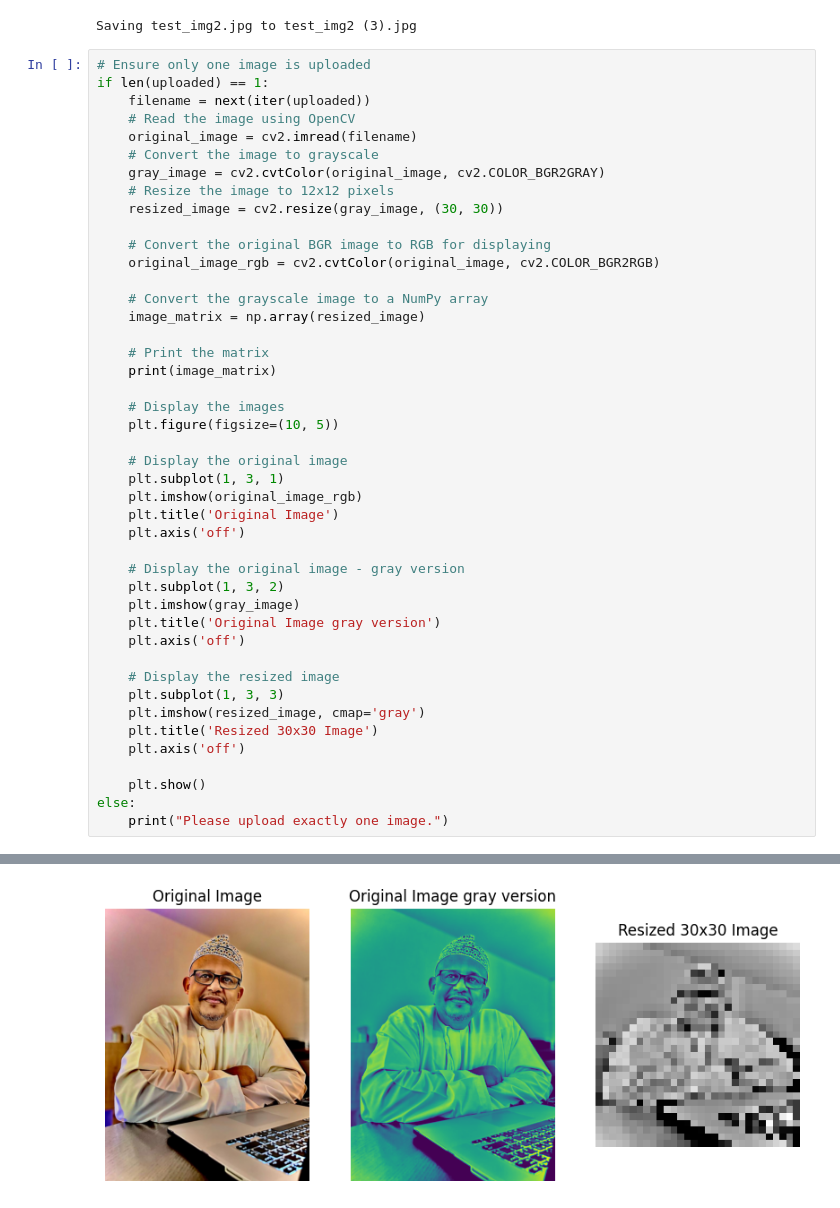
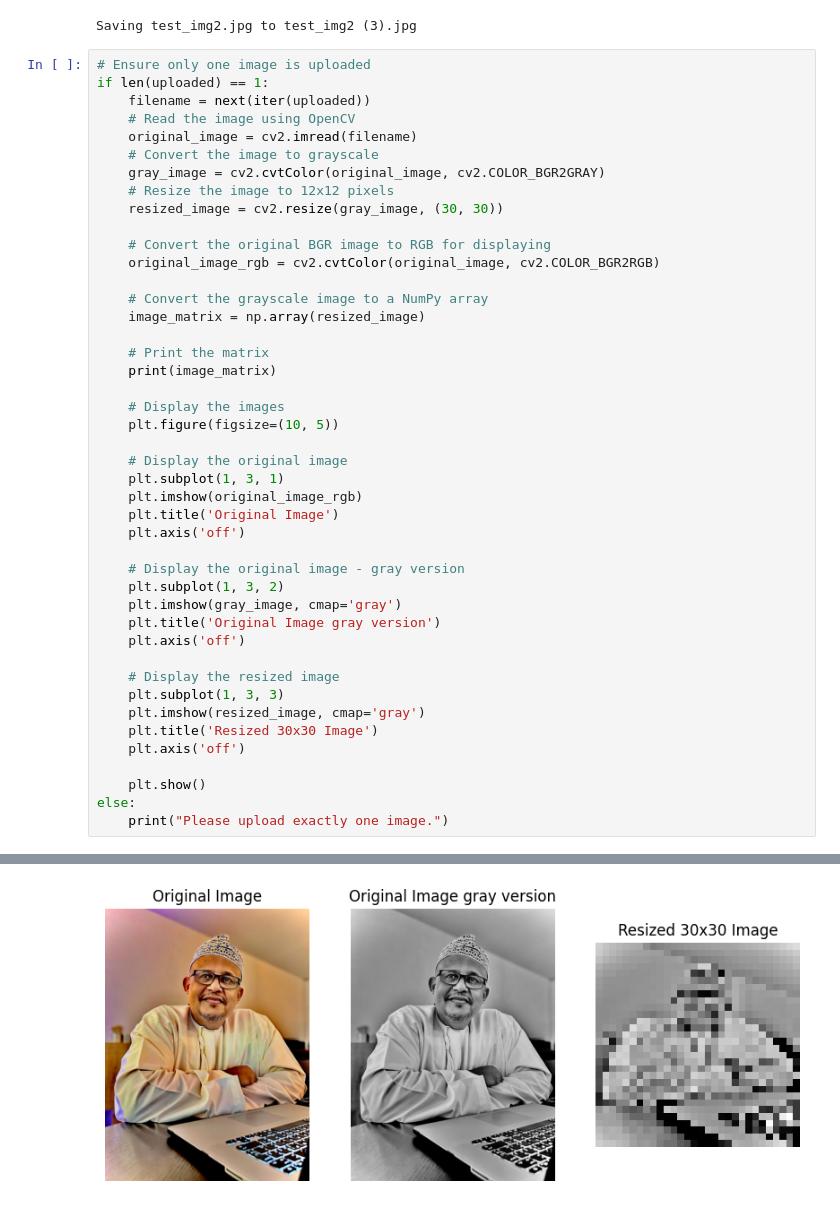
Before and after one commit to Tabook22/ComputerVision, a Jupyter notebook: image_filtering_image_to_pixels2.ipynb, the cells around one changed output, grey strips where cells are left out. Saved outputs shown, nothing was run; the diff lists cells and outputs as text.

```diff
--- a/image_filtering_image_to_pixels2.ipynb
+++ b/image_filtering_image_to_pixels2.ipynb
@@ -72,35 +72,35 @@ if len(uploaded) == 1:
 
     # Display the original image - gray version
     plt.subplot(1, 3, 2)
-    plt.imshow(gray_image)
+    plt.imshow(gray_image, cmap='gray')
     plt.title('Original Image gray version')
     plt.axis('off')
 
     # Display the resized image
     plt.subplot(1, 3, 3)
     plt.imshow(resized_image, cmap='gray')
     plt.title('Resized 30x30 Image')
     plt.axis('off')
 
     plt.show()
 else:
     print("Please upload exactly one image.")
 # %% [output]
 [[202 191 183 178 172 168 166 139 121 128 135 140 144 148 150 153 155 159
   159 160 163 168 173 177 181 186 191 200 209 215]
  [199 186 178 171 165 161 158 156 154 154 137 122 126 131 136 140 142 144
   147 153 153 157 158 162 166 170 178 185 191 198]
  [186 174 168 162 156 153 151 150 147 148 151 152 157 135 117 125 127 133
   136 142 147 150 152 153 159 161 166 171 177 185]
  [171 161 157 154 148 148 145 144 145 146 150 149 150 152 158 205 204 101
   134 137 140 143 147 150 150 153 159 164 167 178]
  [161 151 150 144 144 142 143 142 144 146 150 152 152 173  60  45 140 112
     3 142 126 129 132 138 142 147 153 158 161 166]
  [151 145 142 142 141 142 142 144 146 146 150 153 156 162 128 109 106 116
   187 143 170 165 135 124 131 135 142 147 153 158]
 ... (44 lines left out)
  [192 177 172 174 169 155 144 143 142 125 121 109  79   1   0   0   0   3
   174 162 157 154 162 175 169   6 197   4 108   0]
  [201 193 191 183 175 158 147 151 144 122 109 110  90  79  11   0   0   0
    22  43 173 166 163 172 181 192 207 216 124   0]]
-[figure, old version]
+[figure, new version]
```
Also changed, not shown: parts of 7 cells of this notebook.
